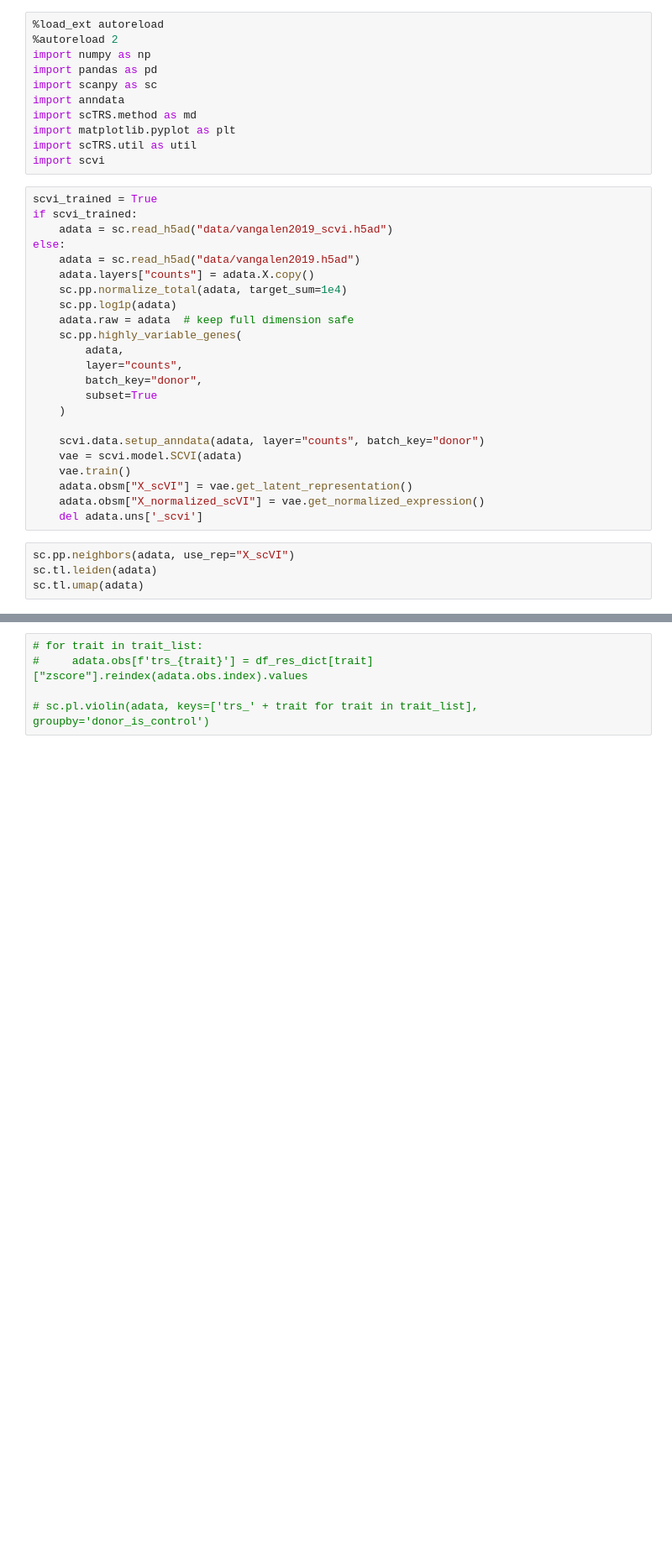
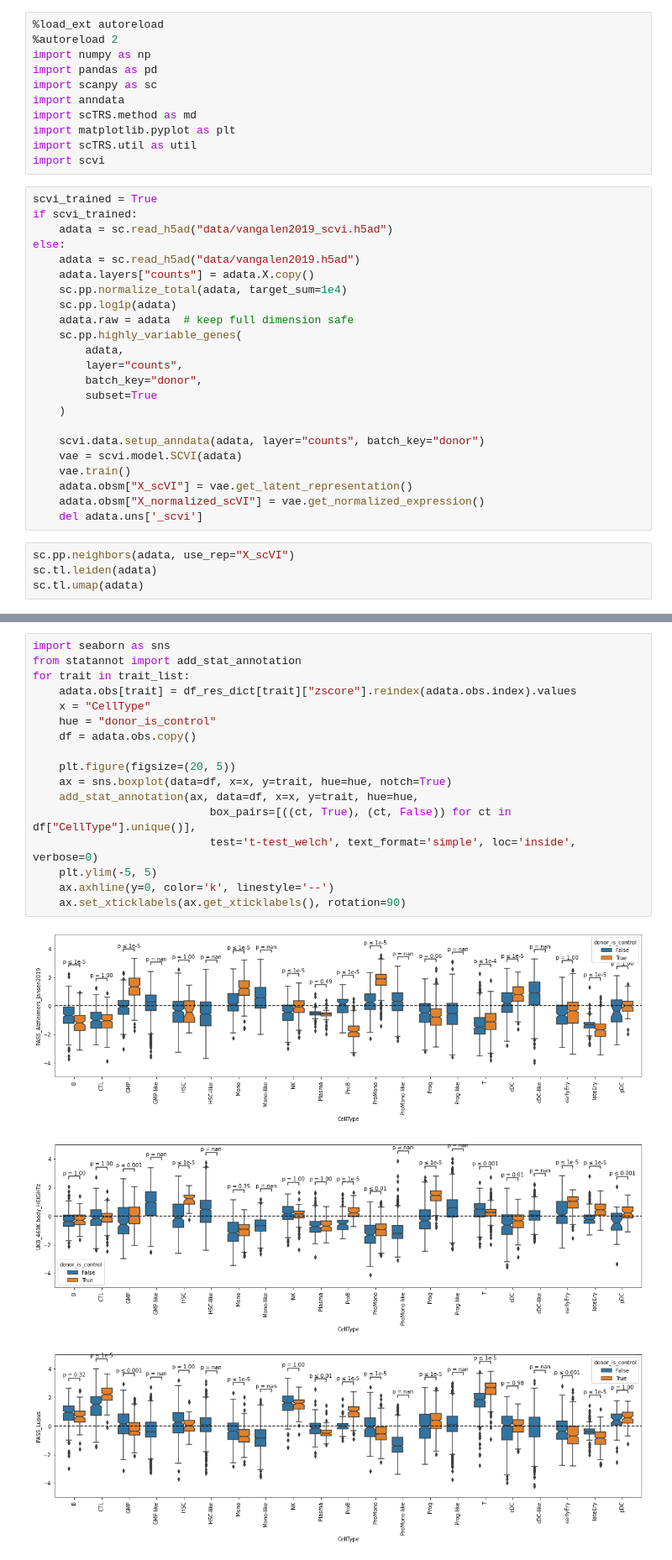
Before and after one commit to martinjzhang/scDRS, a Jupyter notebook: experiments/job.vangalen2019/notebook.ipynb, the cells around one changed output, grey strips where cells are left out. Shown at 84% size. Saved outputs shown, nothing was run; the diff lists cells and outputs as text; blank space fills up the shorter version.

```diff
--- a/experiments/job.vangalen2019/notebook.ipynb
+++ b/experiments/job.vangalen2019/notebook.ipynb
@@ -84,5 +92,21 @@ util.plot_score_umap(zsc_dict, score_index, adata, n_col=3, umap_color=["CellTyp
-# %%
-# for trait in trait_list:
-#     adata.obs[f'trs_{trait}'] = df_res_dict[trait]["zscore"].reindex(adata.obs.index).values
-
-# sc.pl.violin(adata, keys=['trs_' + trait for trait in trait_list], groupby='donor_is_control')
+# %%
+import seaborn as sns
+from statannot import add_stat_annotation
+for trait in trait_list:
+    adata.obs[trait] = df_res_dict[trait]["zscore"].reindex(adata.obs.index).values
+    x = "CellType"
+    hue = "donor_is_control"
+    df = adata.obs.copy()
+
+    plt.figure(figsize=(20, 5))
+    ax = sns.boxplot(data=df, x=x, y=trait, hue=hue, notch=True)
+    add_stat_annotation(ax, data=df, x=x, y=trait, hue=hue,
+                           box_pairs=[((ct, True), (ct, False)) for ct in df["CellType"].unique()],
+                           test='t-test_welch', text_format='simple', loc='inside', verbose=0)
+    plt.ylim(-5, 5)
+    ax.axhline(y=0, color='k', linestyle='--')
+    ax.set_xticklabels(ax.get_xticklabels(), rotation=90)
+# %% [output]
+[figure, added]
+[figure, added]
+[figure, added]
```
Also changed, not shown: parts of 5 cells of this notebook, 1 other file.
